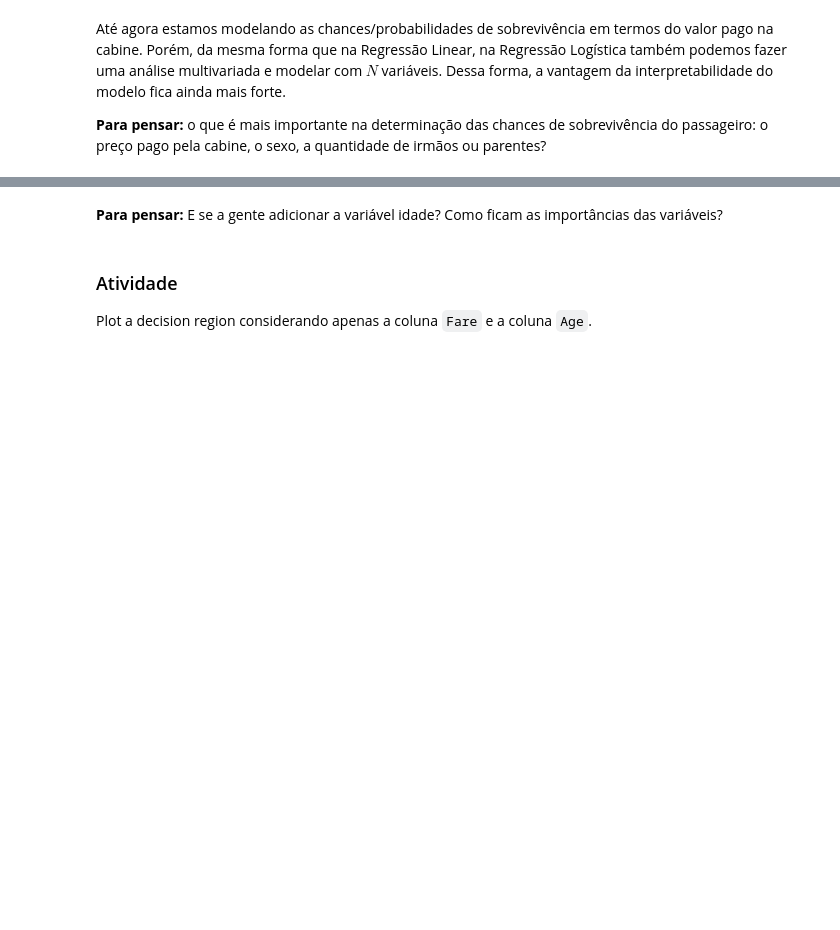
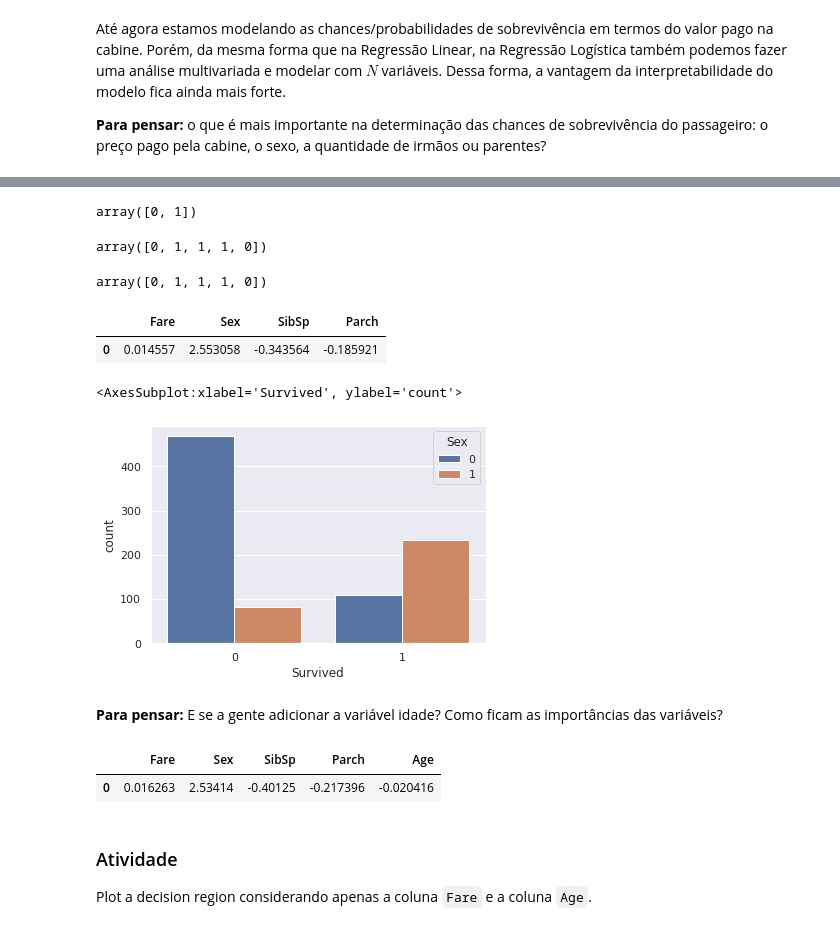
Before and after one commit to walisson-silva-ada/827-data-science, a Jupyter notebook: 03. Regressão Logística/3.1. Regressão Logística.ipynb, the cells around one changed output, grey strips where cells are left out. Cells and saved outputs as stored; diff of their text form; code cells hidden in the pictures; blank space fills up the shorter version.

```diff
--- a/03. Regressão Logística/3.1. Regressão Logística.ipynb
+++ b/03. Regressão Logística/3.1. Regressão Logística.ipynb
@@ -346,0 +418,5 @@ Até agora estamos modelando as chances/probabilidades de sobrevivência em term
+# %%
+df['Sex'] = df['Sex'].map({
+    'male': 0,
+    'female': 1
+})
@@ -346,0 +427,4 @@ Até agora estamos modelando as chances/probabilidades de sobrevivência em term
+# %%
+df.Sex.unique()
+# %% [output]
+array([0, 1])
@@ -347,2 +436,20 @@ Até agora estamos modelando as chances/probabilidades de sobrevivência em term
+# %%
+y_pred2[:5]
+# %% [output]
+array([0, 1, 1, 1, 0])
+# %%
+y2[:5].values
+# %% [output]
+array([0, 1, 1, 1, 0])
+# %%
+pd.DataFrame(clf2.coef_, columns=X2.columns)
+# %% [output]
+|  | Fare | Sex | SibSp | Parch |
+| 0 | 0.014557 | 2.553058 | -0.343564 | -0.185921 |
+# %%
+sns.countplot(data=df, x='Survived', hue='Sex')
+# %% [output]
+<AxesSubplot:xlabel='Survived', ylabel='count'>
+[figure, added]
 # %% [markdown]
 **Para pensar:** E se a gente adicionar a variável idade? Como ficam as importâncias das variáveis?
@@ -349,3 +466,8 @@ Até agora estamos modelando as chances/probabilidades de sobrevivência em term
+# %%
+pd.DataFrame(clf3.coef_, columns=X3.columns)
+# %% [output]
+|  | Fare | Sex | SibSp | Parch | Age |
+| 0 | 0.016263 | 2.53414 | -0.40125 | -0.217396 | -0.020416 |
 # %% [markdown]
 ### Atividade
 
```
Also changed, not shown: parts of 27 cells of this notebook.
